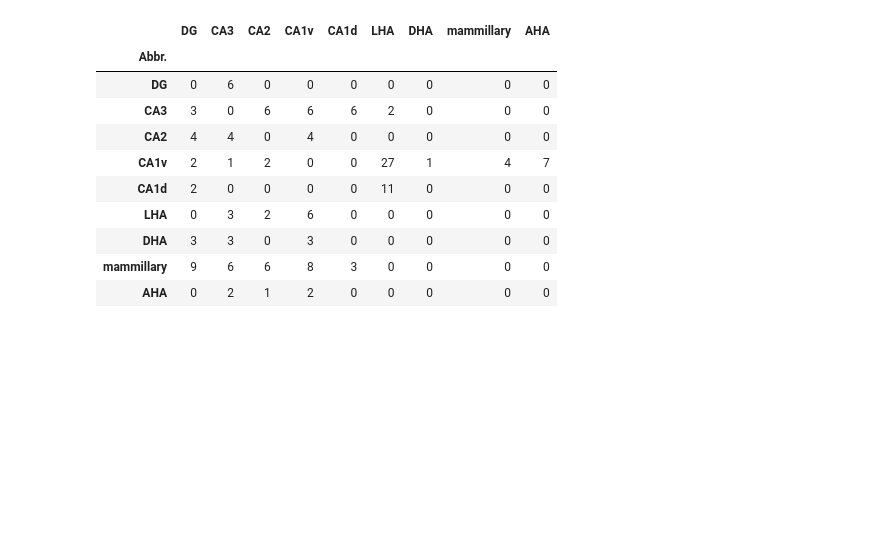
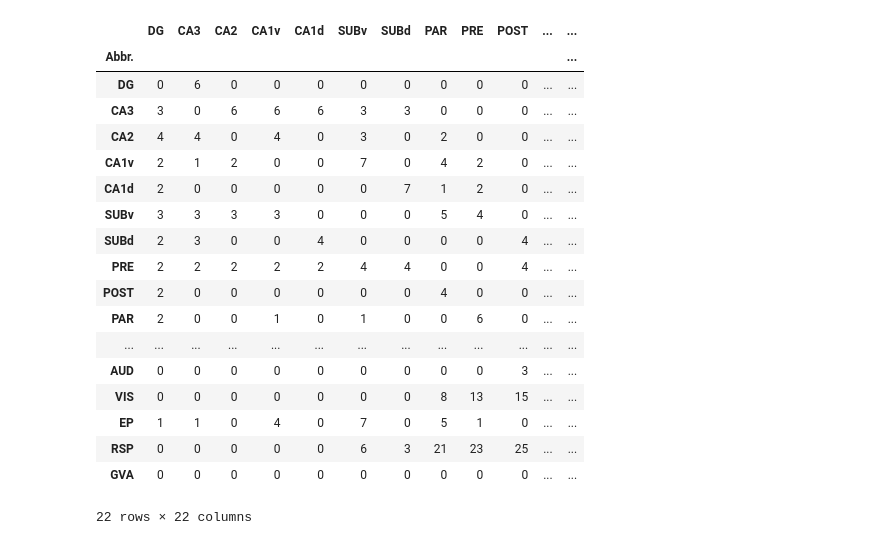
Before and after one commit to chris-weinberger/br2f_connectome, a Jupyter notebook: scripts/hippocampus_PFC_connectivity.ipynb, the cells around one changed output. Saved outputs shown, nothing was run; the diff lists cells and outputs as text; code cells hidden in the pictures; blank space fills up the shorter version.

Commit message:
hippocampus-cortical connections jupyter notebook complete

```diff
--- a/scripts/hippocampus_PFC_connectivity.ipynb
+++ b/scripts/hippocampus_PFC_connectivity.ipynb
@@ -34,4 +41,4 @@ hyp_hipp_regions = np.concatenate((hypothalamus_regions, hippocampus_regions), a
 # %%
-# reduce the left hemisphere dataframe to only include hypothalamus and hippocampal regions
-df_hyp_hipp = df_left_hemisphere[hyp_hipp_regions]
-df_hyp_hipp = df_hyp_hipp[df_hyp_hipp.index.isin(hyp_hipp_regions)]
+# reduce the left hemisphere dataframe to only include cortical and hippocampal regions
+df_cortical_hipp = df_left_hemisphere[cortical_hipp_regions]
+df_cortical_hipp = df_cortical_hipp[df_cortical_hipp.index.isin(cortical_hipp_regions)]
@@ -120,0 +45,31 @@ df_hyp_hipp
+# %%
+def consolidate(dataframe, new_col_row_name, subregion_array):
+    ret_df = dataframe
+    row_sum = ret_df[ret_df.index.isin(subregion_array)].sum(axis=0)
+    ret_df.loc[new_col_row_name] = row_sum
+
+    # delete extra DHA subregions from rows
+    ret_df = ret_df.loc[
+    ~ret_df.index.isin(subregion_array)
+    ]
+
+    # columns
+    col_sum = ret_df[subregion_array].sum(axis=1)
+    ret_df.loc[:,new_col_row_name] = col_sum
+
+    # delete extra LHA subregion from columns
+    ret_df = ret_df.drop(subregion_array, axis=1)
+    return ret_df
+# %%
+df_cortical_hipp = consolidate(df_cortical_hipp, "OLF", OLF_regions)
+df_cortical_hipp = consolidate(df_cortical_hipp, "PARAH", PARAH_regions)
+df_cortical_hipp = consolidate(df_cortical_hipp, "PFC", PFC_regions)
+df_cortical_hipp = consolidate(df_cortical_hipp, "ISU", ISU_regions)
+df_cortical_hipp = consolidate(df_cortical_hipp, "ORB", ORB_regions)
+df_cortical_hipp = consolidate(df_cortical_hipp, "PSM", PSM_regions)
+df_cortical_hipp = consolidate(df_cortical_hipp, "SSR", SSR_regions)
+df_cortical_hipp = consolidate(df_cortical_hipp, "AUD", AUD_regions)
+df_cortical_hipp = consolidate(df_cortical_hipp, "VIS", VIS_regions)
+df_cortical_hipp = consolidate(df_cortical_hipp, "EP", EP_regions)
+df_cortical_hipp = consolidate(df_cortical_hipp, "RSP", RSP_regions)
+df_cortical_hipp = consolidate(df_cortical_hipp, "GVA", GVA_regions)
@@ -121,7 +116,7 @@ df_hyp_hipp
 # %%
 # remove self-connections (set diagonal to 0)
-for i in range(len(df_hyp_hipp.index)):
-    df_hyp_hipp.iloc[i,i] = 0
+for i in range(len(df_cortical_hipp.index)):
+    df_cortical_hipp.iloc[i,i] = 0
 # %%
 # we need to remove connections within the hypothalamus--
 # we're only interested in hippocampal-hypothalamus connectivity
@@ -135,18 +132,26 @@ for subregion_i in range(len(hypothalamus_aggregated_regions)):
         ] = 0
 # %%
-df_hyp_hipp
+df_cortical_hipp
 # %% [output]
-|  | DG | CA3 | CA2 | CA1v | CA1d | LHA | DHA | mammillary | AHA |
-| Abbr. |  |  |  |  |  |  |  |  |  |
-| DG | 0 | 6 | 0 | 0 | 0 | 0 | 0 | 0 | 0 |
-| CA3 | 3 | 0 | 6 | 6 | 6 | 2 | 0 | 0 | 0 |
-| CA2 | 4 | 4 | 0 | 4 | 0 | 0 | 0 | 0 | 0 |
-| CA1v | 2 | 1 | 2 | 0 | 0 | 27 | 1 | 4 | 7 |
-| CA1d | 2 | 0 | 0 | 0 | 0 | 11 | 0 | 0 | 0 |
-| LHA | 0 | 3 | 2 | 6 | 0 | 0 | 0 | 0 | 0 |
-| DHA | 3 | 3 | 0 | 3 | 0 | 0 | 0 | 0 | 0 |
-| mammillary | 9 | 6 | 6 | 8 | 3 | 0 | 0 | 0 | 0 |
-| AHA | 0 | 2 | 1 | 2 | 0 | 0 | 0 | 0 | 0 |
+|  | DG | CA3 | CA2 | CA1v | CA1d | SUBv | SUBd | PAR | PRE | POST | ... | ... |
+| Abbr. |  |  |  |  |  |  |  |  |  |  |  | ... |
+| DG | 0 | 6 | 0 | 0 | 0 | 0 | 0 | 0 | 0 | 0 | ... | ... |
+| CA3 | 3 | 0 | 6 | 6 | 6 | 3 | 3 | 0 | 0 | 0 | ... | ... |
+| CA2 | 4 | 4 | 0 | 4 | 0 | 3 | 0 | 2 | 0 | 0 | ... | ... |
+| CA1v | 2 | 1 | 2 | 0 | 0 | 7 | 0 | 4 | 2 | 0 | ... | ... |
+| CA1d | 2 | 0 | 0 | 0 | 0 | 0 | 7 | 1 | 2 | 0 | ... | ... |
+| SUBv | 3 | 3 | 3 | 3 | 0 | 0 | 0 | 5 | 4 | 0 | ... | ... |
+| SUBd | 2 | 3 | 0 | 0 | 4 | 0 | 0 | 0 | 0 | 4 | ... | ... |
+| PRE | 2 | 2 | 2 | 2 | 2 | 4 | 4 | 0 | 0 | 4 | ... | ... |
+| POST | 2 | 0 | 0 | 0 | 0 | 0 | 0 | 4 | 0 | 0 | ... | ... |
+| PAR | 2 | 0 | 0 | 1 | 0 | 1 | 0 | 0 | 6 | 0 | ... | ... |
+| ... | ... | ... | ... | ... | ... | ... | ... | ... | ... | ... | ... | ... |
+| AUD | 0 | 0 | 0 | 0 | 0 | 0 | 0 | 0 | 0 | 3 | ... | ... |
+| VIS | 0 | 0 | 0 | 0 | 0 | 0 | 0 | 8 | 13 | 15 | ... | ... |
+| EP | 1 | 1 | 0 | 4 | 0 | 7 | 0 | 5 | 1 | 0 | ... | ... |
+| RSP | 0 | 0 | 0 | 0 | 0 | 6 | 3 | 21 | 23 | 25 | ... | ... |
+| GVA | 0 | 0 | 0 | 0 | 0 | 0 | 0 | 0 | 0 | 0 | ... | ... |
+22 rows × 22 columns
 # %%
 #clear out intrinsic connections between hippocampus_regions
 for subregion_i in range(len(hippocampus_regions)):
```
Also changed, not shown: parts of 15 cells of this notebook, 1 other file.
